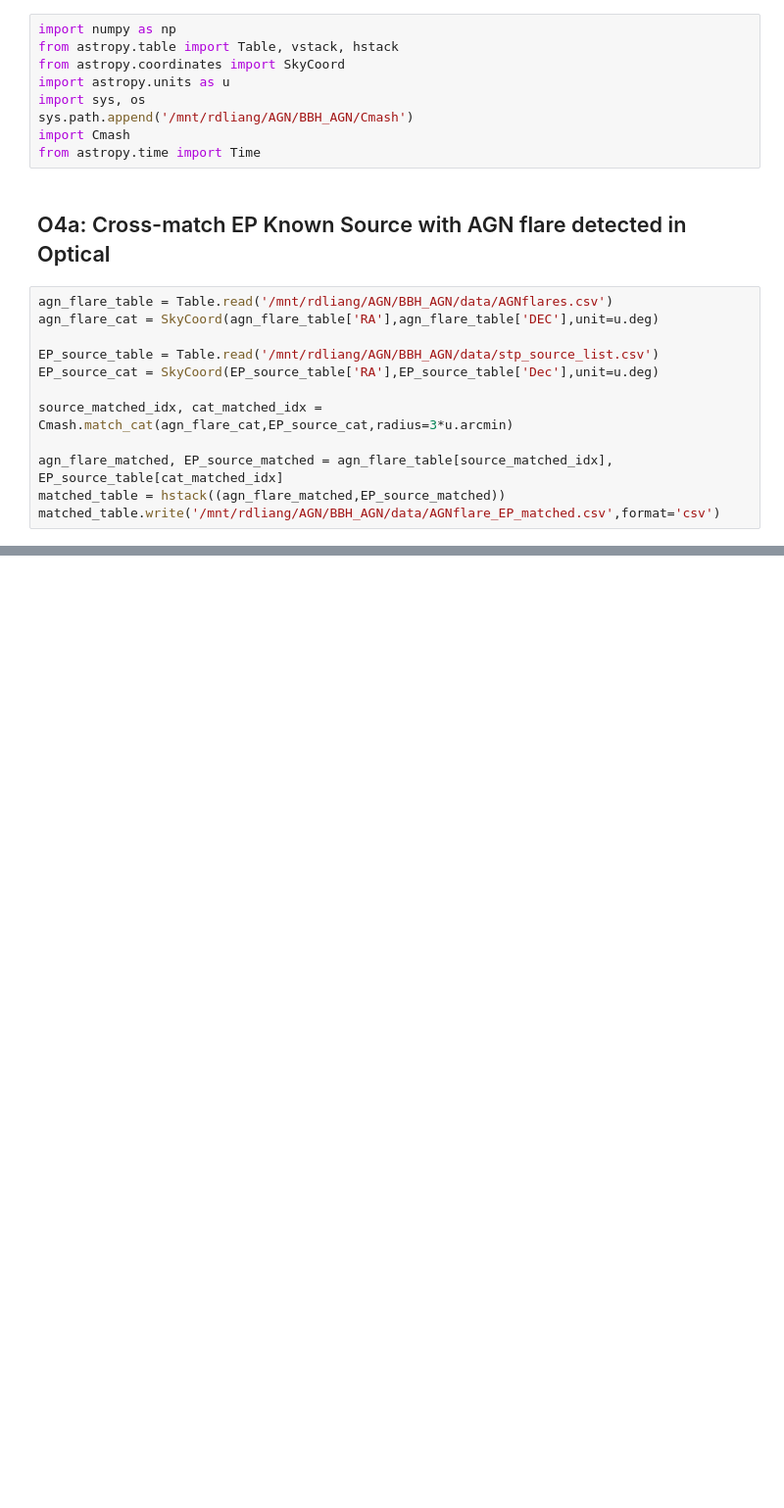
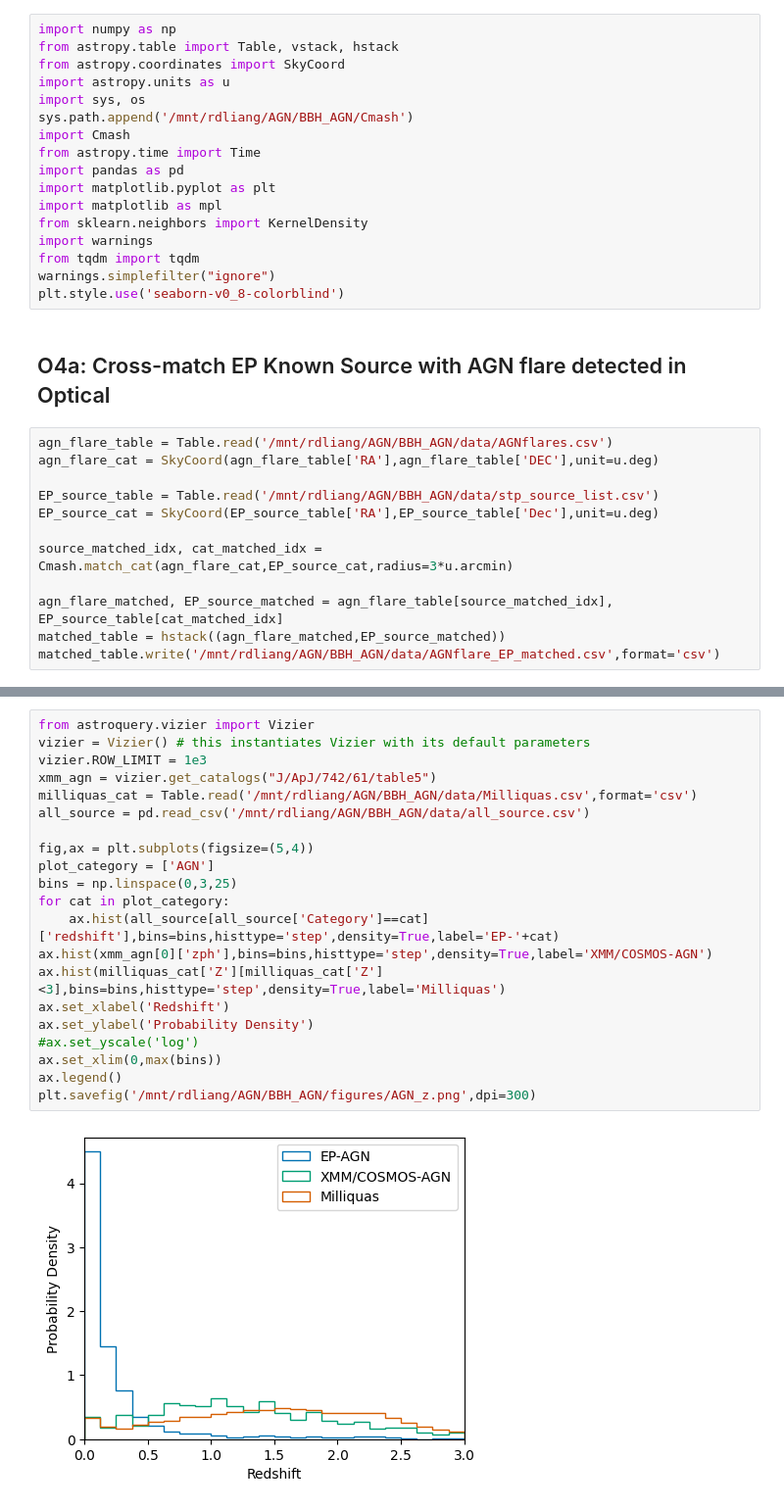
Before and after one commit to LAujust/Cmash, a Jupyter notebook: Example.ipynb, the cells around one changed output, grey strips where cells are left out. Shown: that part at 98% size. Saved outputs shown, nothing was run; the diff lists cells and outputs as text; blank space fills up the shorter version.

```diff
--- a/Example.ipynb
+++ b/Example.ipynb
@@ -9,6 +9,14 @@ import sys, os
 sys.path.append('/mnt/rdliang/AGN/BBH_AGN/Cmash')
 import Cmash
 from astropy.time import Time
+import pandas as pd
+import matplotlib.pyplot as plt
+import matplotlib as mpl
+from sklearn.neighbors import KernelDensity
+import warnings
+from tqdm import tqdm
+warnings.simplefilter("ignore")
+plt.style.use('seaborn-v0_8-colorblind')
 # %% [markdown]
 ## O4a: Cross-match EP Known Source with AGN flare detected in Optical
 # %%
@@ -33,0 +115,23 @@ Time(60224.6,format='mjd').iso
+# %%
+from astroquery.vizier import Vizier
+vizier = Vizier() # this instantiates Vizier with its default parameters
+vizier.ROW_LIMIT = 1e3
+xmm_agn = vizier.get_catalogs("J/ApJ/742/61/table5")
+milliquas_cat = Table.read('/mnt/rdliang/AGN/BBH_AGN/data/Milliquas.csv',format='csv')
+all_source = pd.read_csv('/mnt/rdliang/AGN/BBH_AGN/data/all_source.csv')
+
+fig,ax = plt.subplots(figsize=(5,4))
+plot_category = ['AGN']
+bins = np.linspace(0,3,25)
+for cat in plot_category:
+    ax.hist(all_source[all_source['Category']==cat]['redshift'],bins=bins,histtype='step',density=True,label='EP-'+cat)
+ax.hist(xmm_agn[0]['zph'],bins=bins,histtype='step',density=True,label='XMM/COSMOS-AGN')
+ax.hist(milliquas_cat['Z'][milliquas_cat['Z']<3],bins=bins,histtype='step',density=True,label='Milliquas')
+ax.set_xlabel('Redshift')
+ax.set_ylabel('Probability Density')
+#ax.set_yscale('log')
+ax.set_xlim(0,max(bins))
+ax.legend()
+plt.savefig('/mnt/rdliang/AGN/BBH_AGN/figures/AGN_z.png',dpi=300)
+# %% [output]
+[figure, added]
```
Also changed, not shown: parts of 13 cells of this notebook, 4 other files.
